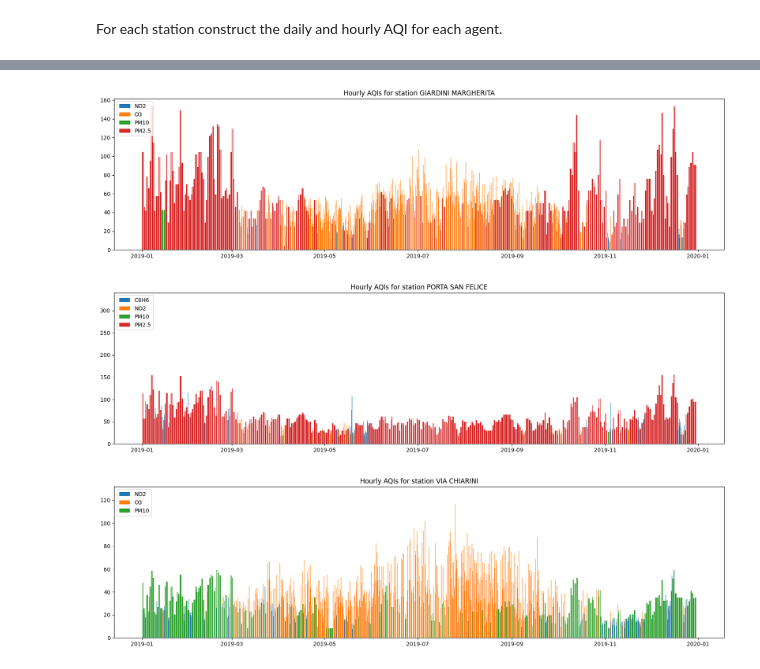
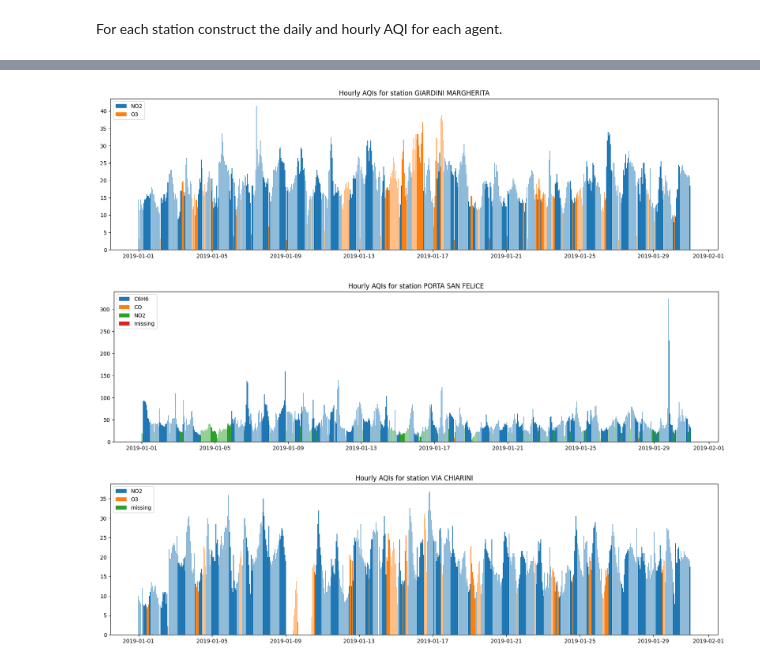
Before and after one commit to davidesonno/AII-project, a Jupyter notebook: 1-pollution_preprocessing.ipynb, the cells around one changed output, grey strips where cells are left out. Drawn from its saved outputs; the diff is of its cells as text; code cells hidden in the pictures.

```diff
--- a/1-pollution_preprocessing.ipynb
+++ b/1-pollution_preprocessing.ipynb
@@ -33,6 +33,7 @@ air_pollution_df.drop(columns=['Ending_date'], inplace=True)
 air_pollution_df=air_pollution_df.sort_values(by='Date')
 air_pollution_df['Date'] = pd.to_datetime(air_pollution_df['Date'].apply(lambda x: ' '.join(x.split('T')).split('+')[0]))
 air_pollution_df['Date'] = air_pollution_df['Date'].apply(lambda x: x - timedelta(minutes=x.minute)) # round to the hour
+air_pollution_df = air_pollution_df.set_index('Date')
 air_pollution_df['Agent'] = air_pollution_df['Agent'].apply(lambda x: x.split(' ')[0])
 
 air_pollution_df.head(5)
@@ -406,16 +408,27 @@ Station VIA CHIARINI agents:
 For each station construct the daily and hourly AQI for each agent.
 # %%
 station_AQIs_daily = {
-    s: {agent: get_AQI(station_dicts[s][agent], agent=agent, limit=pollutant_limits[agent], period='day', value_column='Value') for agent in station_dicts[s].keys()} for s in station_dicts
+    s: {agent: get_AQI(station_dicts[s][agent],
+                        agent=agent,
+                        limit=pollutant_limits[agent],
+                        period='day',
+                        value_column='Value',
+                        breakpoints=True
+                        ) for agent in station_dicts[s].keys()} for s in station_dicts
 }
 station_AQIs_hourly = {
-    s: {agent: get_AQI(station_dicts[s][agent], agent=agent, limit=pollutant_limits[agent], period='hour', value_column='Value') for agent in station_dicts[s].keys()} for s in station_dicts
+    s: {agent: get_AQI(station_dicts[s][agent],
+                       agent=agent,
+                       limit=pollutant_limits[agent],
+                       period='hour',
+                       value_column='Value',
+                       breakpoints=False,
+                       include_hourly_pm=False
+                       ) for agent in station_dicts[s].keys()} for s in station_dicts
 }
 # %%
-start_date=datetime(2019,1,1)
-end_date=datetime(2019,12,31)
-filtered_AQIs_daily = {
-    s: {agent: station_AQIs_daily[s][agent][(station_AQIs_daily[s][agent].index >= start_date) & (station_AQIs_daily[s][agent].index < end_date)] for agent in station_AQIs_daily[s].keys()} for s in station_AQIs_daily
-}
-for station in filtered_AQIs_daily:
-    plot_AQI(filtered_AQIs_daily[station], period='day',title=f'Daily AQIs for station {station}', figsize=(20, 5), plotly=True)
+start=datetime(2019,1,1)
+end=datetime(2019,12,31)
+
+for station,aqi in station_AQIs_daily.items():
+    plot_AQI(aqi, period='day',title=f'Daily AQIs for station {station}', figsize=(20, 5), s=start,e=end)
@@ -422,12 +439,10 @@ for station in filtered_AQIs_daily:
 # %%
-start_date=datetime(2019,1,1)
-end_date=datetime(2019,12,31)
-filtered_AQIs_hourly = {
-    s: {agent: station_AQIs_hourly[s][agent][(station_AQIs_hourly[s][agent].index >= start_date) & (station_AQIs_hourly[s][agent].index < end_date)] for agent in station_AQIs_hourly[s].keys()} for s in station_AQIs_hourly
-}
-for station in filtered_AQIs_hourly:
-    plot_AQI(filtered_AQIs_hourly[station], period='hour',title=f'Hourly AQIs for station {station}', figsize=(20, 5), plotly=False)
+start=datetime(2019,1,1)
+end=datetime(2019,1,31)
+
+for station,aqi in station_AQIs_hourly.items():
+    plot_AQI(aqi, period='hour',title=f'Hourly AQIs for station {station}', figsize=(20, 5), s=start,e=end)
 # %% [output]
-[figure, old version]
+[figure, new version]
-[figure, old version]
+[figure, new version]
-[figure, old version]
+[figure, new version]
```
Also changed, not shown: parts of 4 cells of this notebook, 8 other files.
